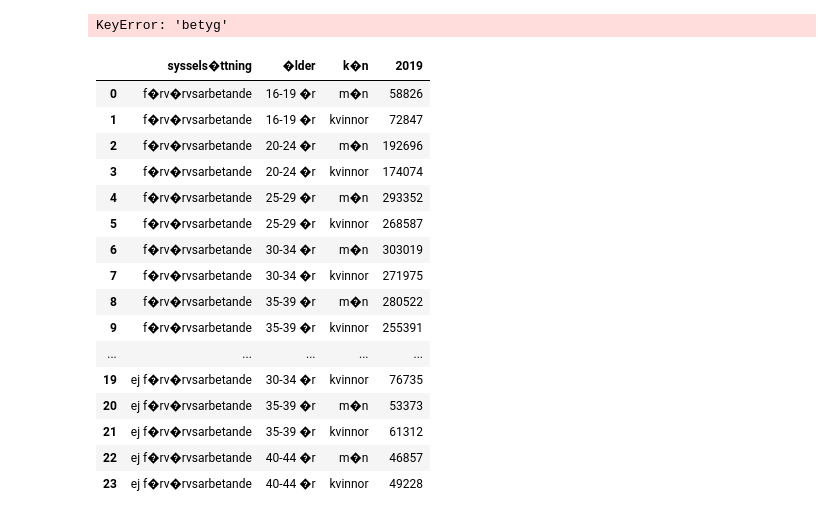
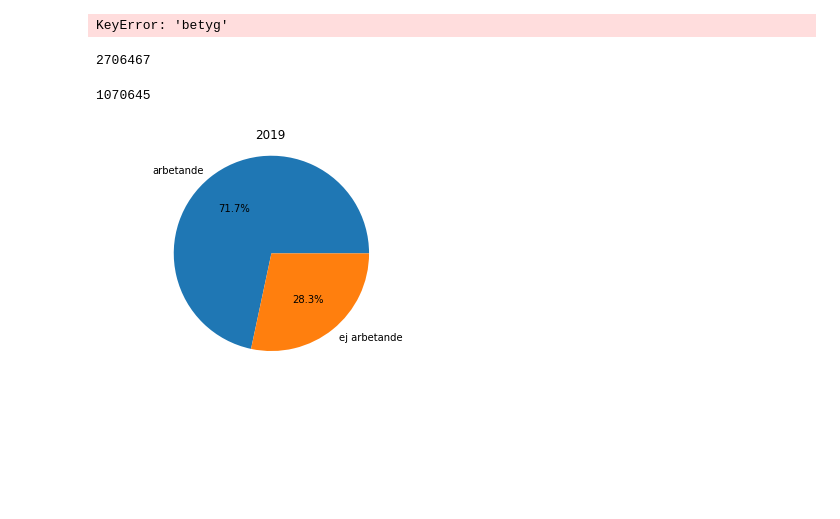
Before and after one commit to OliverBergstrom/Oliver_Bergstrom_TE19D, a Jupyter notebook: Programmering/Arbetsomrade3/dataanalys/pandas.ipynb, the cells around one changed output. Cells and saved outputs as stored; diff of their text form; code cells hidden in the pictures; blank space fills up the shorter version.

```diff
--- a/Programmering/Arbetsomrade3/dataanalys/pandas.ipynb
+++ b/Programmering/Arbetsomrade3/dataanalys/pandas.ipynb
@@ -55,28 +55,46 @@ df_godkända = df[df["betyg"] == "godkänt"]
 # %% [output]
 KeyError: 'betyg'
 # %%
+# 1 a
 import pandas as pd
 import numpy as np
 import matplotlib.pyplot as plt
 
-df = pd.read_csv("sysselsattning.csv", encoding="UTF-8", header=1)
+df = pd.read_csv("sysselsattning.csv",encoding="latin9", header=1)
 
-df
+df = df[df["sysselsättning"]== "förvärvsarbetande"]
+
+totaltarbetande = df["2019"].sum()
+
+print(totaltarbetande)
 # %% [output]
-|  | syssels�ttning | �lder | k�n | 2019 |
-| 0 | f�rv�rvsarbetande | 16-19 �r | m�n | 58826 |
-| 1 | f�rv�rvsarbetande | 16-19 �r | kvinnor | 72847 |
-| 2 | f�rv�rvsarbetande | 20-24 �r | m�n | 192696 |
-| 3 | f�rv�rvsarbetande | 20-24 �r | kvinnor | 174074 |
-| 4 | f�rv�rvsarbetande | 25-29 �r | m�n | 293352 |
-| 5 | f�rv�rvsarbetande | 25-29 �r | kvinnor | 268587 |
-| 6 | f�rv�rvsarbetande | 30-34 �r | m�n | 303019 |
-| 7 | f�rv�rvsarbetande | 30-34 �r | kvinnor | 271975 |
-| 8 | f�rv�rvsarbetande | 35-39 �r | m�n | 280522 |
-| 9 | f�rv�rvsarbetande | 35-39 �r | kvinnor | 255391 |
-| ... | ... | ... | ... | ... |
-| 19 | ej f�rv�rvsarbetande | 30-34 �r | kvinnor | 76735 |
-| 20 | ej f�rv�rvsarbetande | 35-39 �r | m�n | 53373 |
-| 21 | ej f�rv�rvsarbetande | 35-39 �r | kvinnor | 61312 |
-| 22 | ej f�rv�rvsarbetande | 40-44 �r | m�n | 46857 |
-| 23 | ej f�rv�rvsarbetande | 40-44 �r | kvinnor | 49228 |
+2706467
+# %%
+# 1 b
+import pandas as pd
+import numpy as np
+import matplotlib.pyplot as plt
+
+df = pd.read_csv("sysselsattning.csv",encoding="latin9", header=1)
+
+df = df[df["sysselsättning"]== "ej förvärvsarbetande"]
+
+totaltejarbetande = df["2019"].sum()
+
+print(totaltejarbetande)
+# %% [output]
+1070645
+# %%
+# 1 c
+import pandas as pd
+import numpy as np
+import matplotlib.pyplot as plt
+
+data = [totaltarbetande, totaltejarbetande]
+labels = 'arbetande','ej arbetande'
+plt.pie(data,labels=labels,autopct='%1.1f%%')
+plt.title('2019')
+plt.axis('equal')
+plt.show()
+# %% [output]
+[figure, added]
```
Also changed, not shown: 1 other file.
